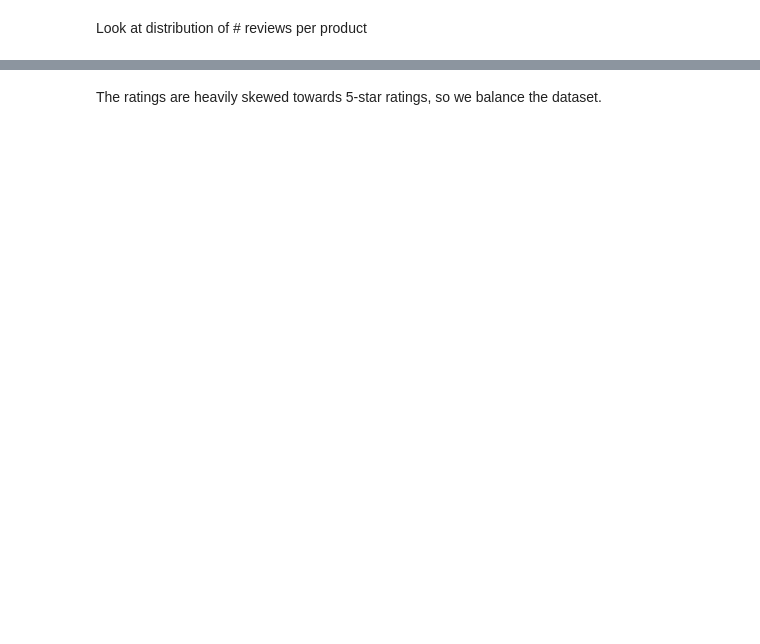
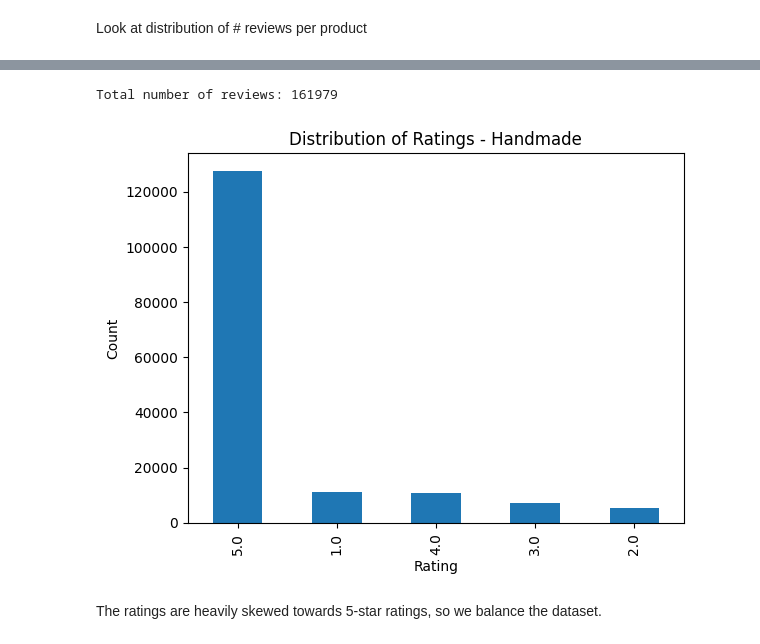
Before and after one commit to emilyguancamole/product-sentiment, a Jupyter notebook: eda.ipynb, the cells around one changed output, grey strips where cells are left out. Saved outputs shown, nothing was run; the diff lists cells and outputs as text; code cells hidden in the pictures; blank space fills up the shorter version.

```diff
--- a/eda.ipynb
+++ b/eda.ipynb
@@ -29,7 +29,7 @@ Unique categories: {'Handbags & Accessories', 'Badge Clips & Reels', 'Wallets &
 # %%
-reviews_handmade = pd.read_csv('handmade_reviews.csv').drop(['Unnamed: 0'], axis=1)  # with > 5 reviews
+reviews_handmade = pd.read_csv('handmade_reviews.csv')  # with > 5 reviews
 print(len(reviews_handmade))
 reviews_handmade.head()
-reviews_handmade.to_csv('handmade_reviews.csv', index=False)
+# reviews_handmade.to_csv('handmade_reviews.csv', index=False)
 # %% [output]
 161979
@@ -100,2 +79,13 @@ Name: numb_of_revs, dtype: float64
+# %%
+# Distribution of ratings
+print(f"Total number of reviews: {len(reviews_handmade)}")
+reviews_handmade['rating'].value_counts().plot(kind='bar')
+plt.title('Distribution of Ratings - Handmade')
+plt.xlabel('Rating')
+plt.ylabel('Count')
+plt.show()
+# %% [output]
+Total number of reviews: 161979
+[figure, added]
 # %% [markdown]
 The ratings are heavily skewed towards 5-star ratings, so we balance the dataset.
```
Also changed, not shown: parts of 7 cells of this notebook, 3 other files.
